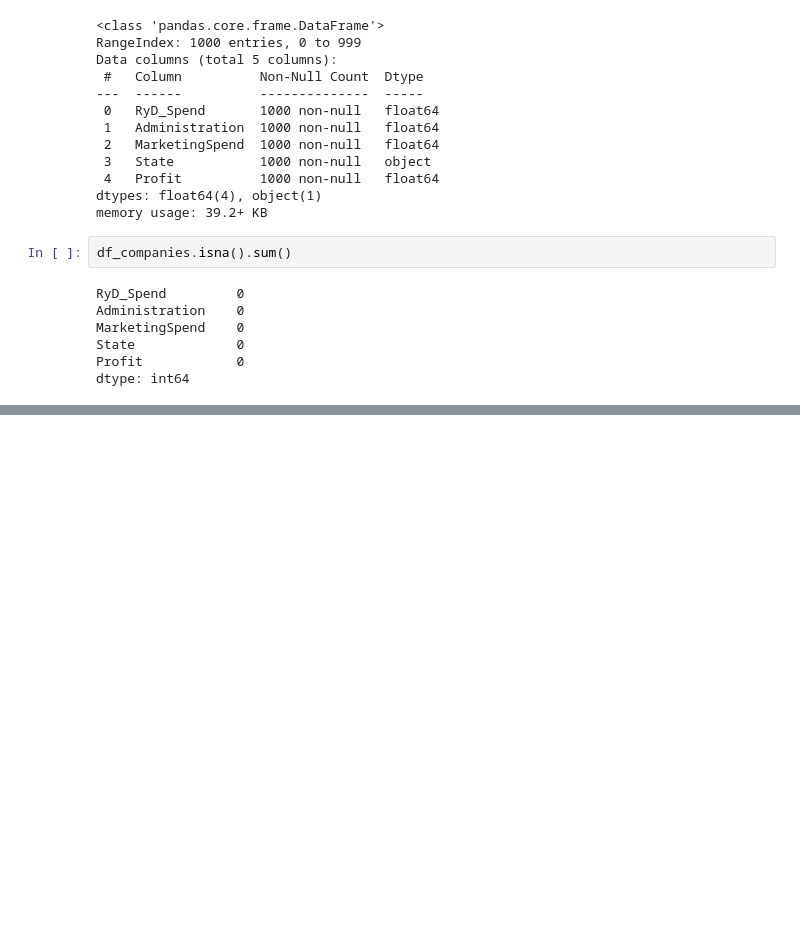
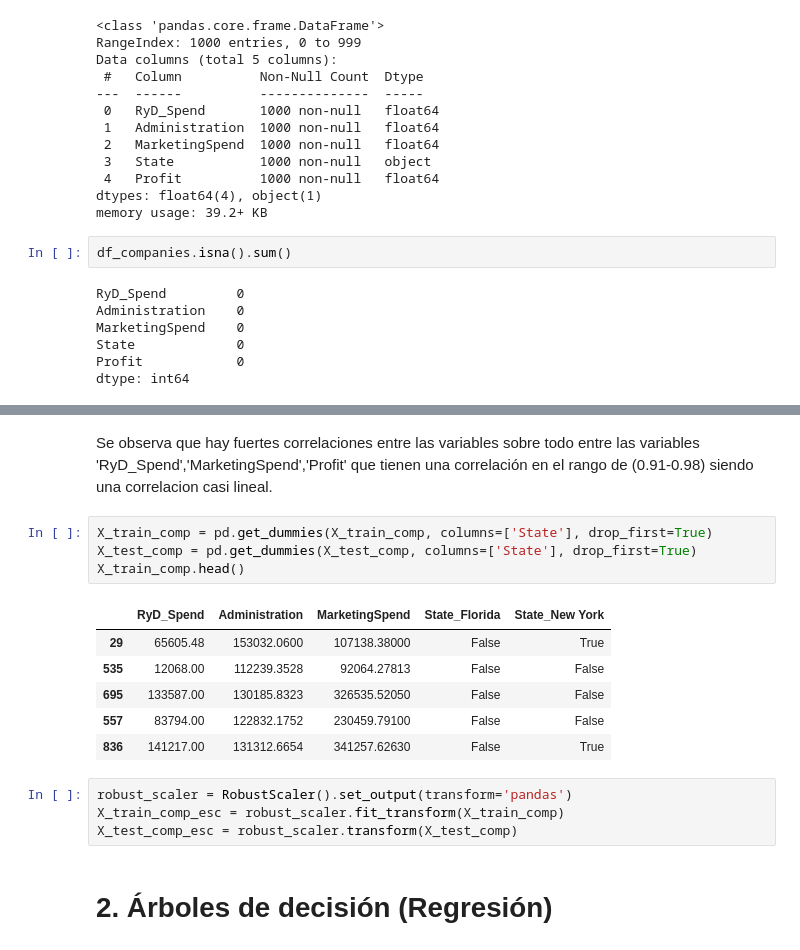
Before and after one commit to EugenioBravi/TP2_mineria, a Jupyter notebook: TP_2.ipynb, the cells around one changed output, grey strips where cells are left out. Drawn from its saved outputs; the diff is of its cells as text; blank space fills up the shorter version.

```diff
--- a/TP_2.ipynb
+++ b/TP_2.ipynb
@@ -87,0 +148,19 @@ array([[<Axes: title={'center': 'RyD_Spend'}>,
+# %% [markdown]
+Se observa que hay fuertes correlaciones entre las variables sobre todo entre las variables 'RyD_Spend','MarketingSpend','Profit' que tienen una correlación en el rango de (0.91-0.98) siendo una correlacion casi lineal.
+# %%
+X_train_comp = pd.get_dummies(X_train_comp, columns=['State'], drop_first=True)
+X_test_comp = pd.get_dummies(X_test_comp, columns=['State'], drop_first=True)
+X_train_comp.head()
+# %% [output]
+|  | RyD_Spend | Administration | MarketingSpend | State_Florida | State_New York |
+| 29 | 65605.48 | 153032.0600 | 107138.38000 | False | True |
+| 535 | 12068.00 | 112239.3528 | 92064.27813 | False | False |
+| 695 | 133587.00 | 130185.8323 | 326535.52050 | False | False |
+| 557 | 83794.00 | 122832.1752 | 230459.79100 | False | False |
+| 836 | 141217.00 | 131312.6654 | 341257.62630 | False | True |
+# %%
+robust_scaler = RobustScaler().set_output(transform='pandas')
+X_train_comp_esc = robust_scaler.fit_transform(X_train_comp)
+X_test_comp_esc = robust_scaler.transform(X_test_comp)
+# %% [markdown]
+# 2. Árboles de decisión (Regresión)
```
Also changed, not shown: parts of 10 cells of this notebook.
